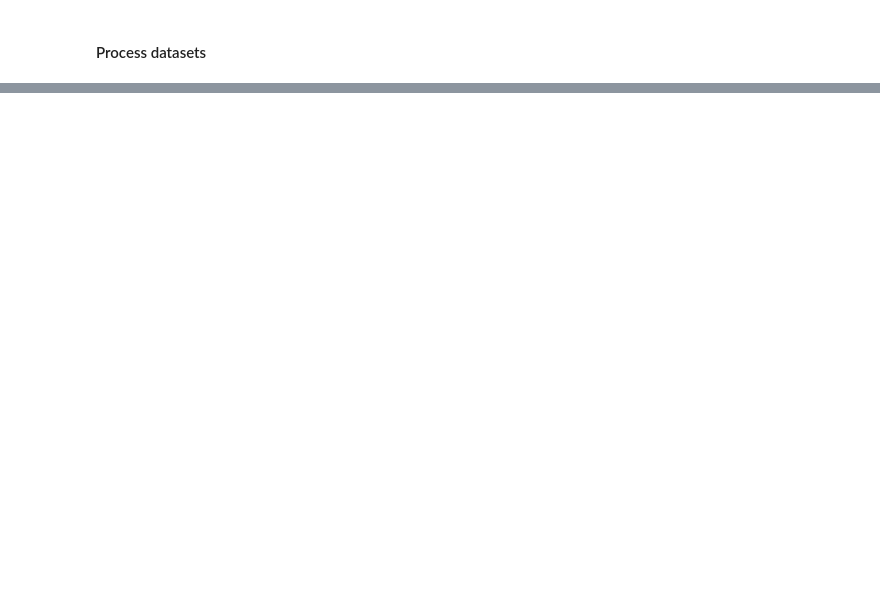
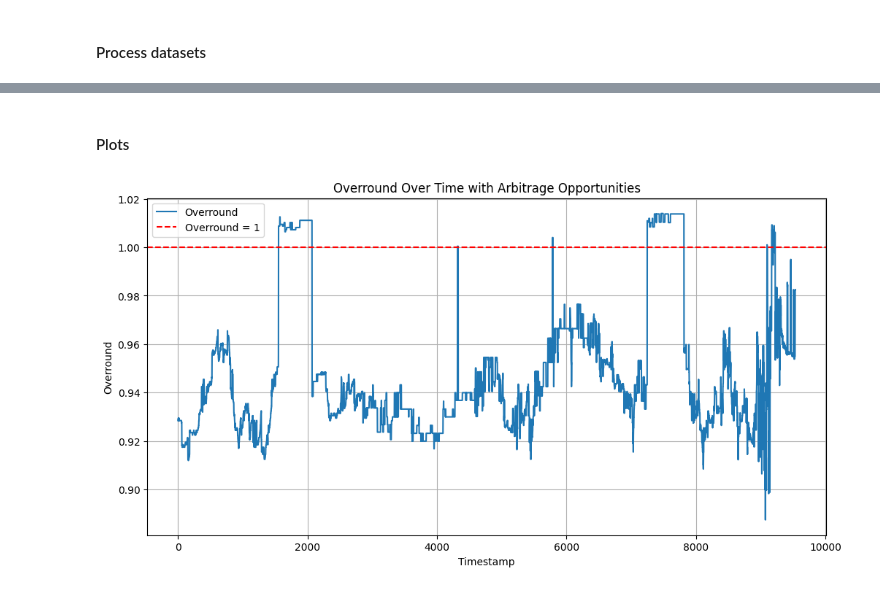
Before and after one commit to Dusoye/bookmaker_arbitrage, a Jupyter notebook: scr/analysis.ipynb, the cells around one changed output, grey strips where cells are left out. Cells and saved outputs as stored; diff of their text form; code cells hidden in the pictures; blank space fills up the shorter version.

```diff
--- a/scr/analysis.ipynb
+++ b/scr/analysis.ipynb
@@ -25,7 +25,7 @@ oddschecker_melted = oddschecker.melt(
     value_name='value'
 )
 oddschecker_melted['value'] = pd.to_numeric(oddschecker_melted['value'], errors='coerce')
-oddschecker_melted = oddschecker_melted[oddschecker_melted['source'].isin(['B3', 'SK', 'BF'])]
+oddschecker_melted = oddschecker_melted[oddschecker_melted['source'].isin(['WH', 'SK', 'BF'])]
 oddschecker_melted.rename(columns={'bet_name': 'market'}, inplace=True)
 oddschecker_prices = oddschecker_melted[['timestamp', 'market', 'source', 'value']]
 
@@ -54,12 +54,3 @@ prices = pd.concat([oddschecker_prices, betfair_prices, polymarket_prices, predi
 # Ensure 'value' is numeric
 prices['value'] = pd.to_numeric(prices['value'], errors='coerce')
 prices = prices.dropna(subset=['value'])
-# %%
-# Append to prices DataFrame
-prices = pd.concat([prices, predictit_prices], ignore_index=True)
-
-# Reset index if necessary
-prices.reset_index(inplace=True, drop=True)
-
-# Display the resulting DataFrame
-print(prices)
@@ -83,12 +81,6 @@ all_timestamps = pd.date_range(start=prices['timestamp'].min(), end=prices['time
 # %%
-# Convert 'timestamp' to datetime if not already
-prices['timestamp'] = pd.to_datetime(prices['timestamp'])
-
-# Set 'timestamp' as the index for resampling
-prices.set_index('timestamp', inplace=True)
-
 # Resample the data to fixed intervals (e.g., every minute), aggregating only the 'value' column
-resampled_prices = prices.groupby(['market', 'source'])['value'].resample('1T').last()
+resampled_prices = prices.groupby(['market', 'source'])['value'].resample('1h').last()
 
 # Reset index to turn 'timestamp' back into a column
 resampled_prices = resampled_prices.reset_index()
@@ -180,0 +350,19 @@ arbitrage_opportunities.to_csv('../output/arbs.csv',index=False)
+# %% [markdown]
+#### Plots
+# %%
+import matplotlib.dates as mdates
+
+# Plot overround over time
+plt.figure(figsize=(12, 6))
+plt.plot(best_odds_pivot.index, best_odds_pivot['overround'], label='Overround')
+
+
+plt.axhline(y=1, color='r', linestyle='--', label='Overround = 1')
+plt.title('Overround Over Time with Arbitrage Opportunities')
+plt.xlabel('Timestamp')
+plt.ylabel('Overround')
+plt.legend()
+plt.grid(True)
+plt.show()
+# %% [output]
+[figure, added]
```
Also changed, not shown: parts of 13 cells of this notebook.
